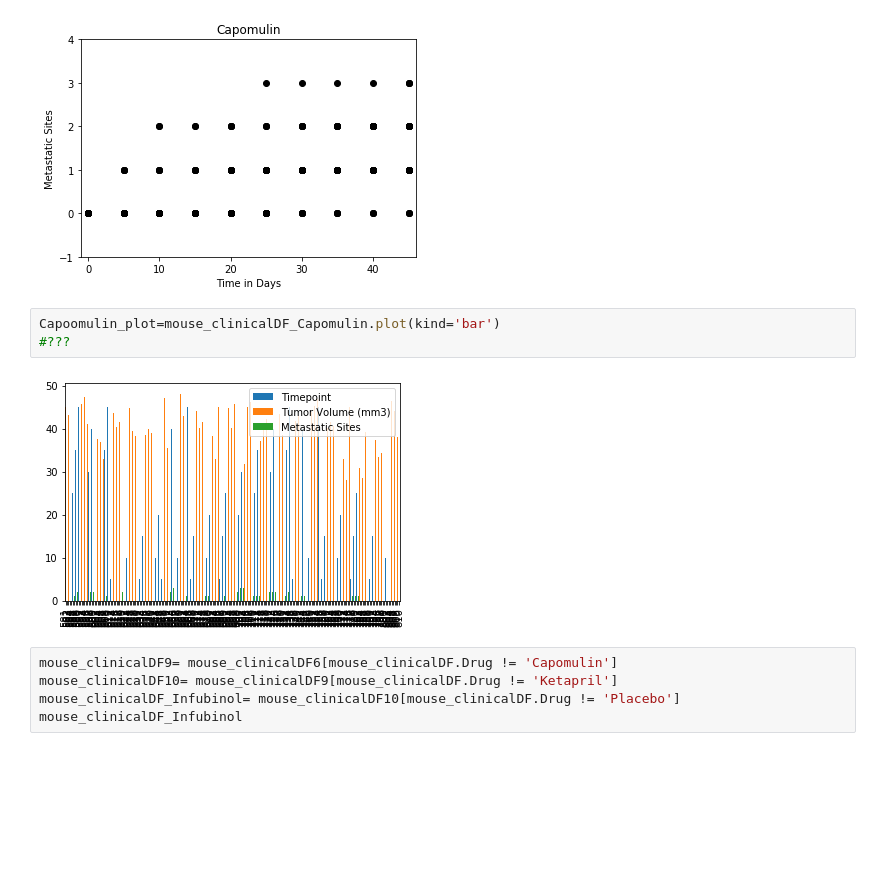
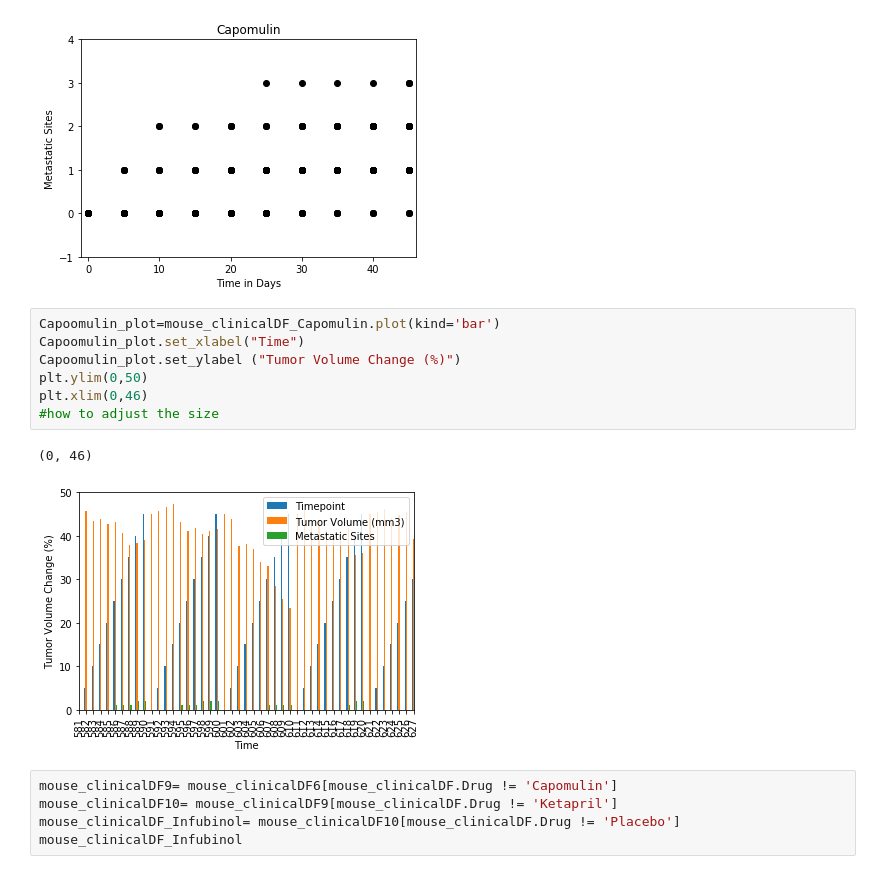
Before and after one commit to cmills39/Matplotlib-challange, a Jupyter notebook: Instructions/Pymaceuticals/Matplotlib.HW.ipynb, the cells around one changed output. Saved outputs shown, nothing was run; the diff lists cells and outputs as text; blank space fills up the shorter version.

```diff
--- a/Instructions/Pymaceuticals/Matplotlib.HW.ipynb
+++ b/Instructions/Pymaceuticals/Matplotlib.HW.ipynb
@@ -169,11 +169,16 @@ plt.ylabel("Metastatic Sites")
 # %% [output]
 Text(0, 0.5, 'Metastatic Sites')
 [figure]
-# %%
-Capoomulin_plot=mouse_clinicalDF_Capomulin.plot(kind='bar')
-#???
-# %% [output]
-[figure, removed]
+# %%
+Capoomulin_plot=mouse_clinicalDF_Capomulin.plot(kind='bar')
+Capoomulin_plot.set_xlabel("Time")
+Capoomulin_plot.set_ylabel ("Tumor Volume Change (%)")
+plt.ylim(0,50)
+plt.xlim(0,46)
+#how to adjust the size
+# %% [output]
+(0, 46)
+[figure, added]
 # %%
 mouse_clinicalDF9= mouse_clinicalDF6[mouse_clinicalDF.Drug != 'Capomulin']
 mouse_clinicalDF10= mouse_clinicalDF9[mouse_clinicalDF.Drug != 'Ketapril']
```
Also changed, not shown: parts of 8 cells of this notebook.
